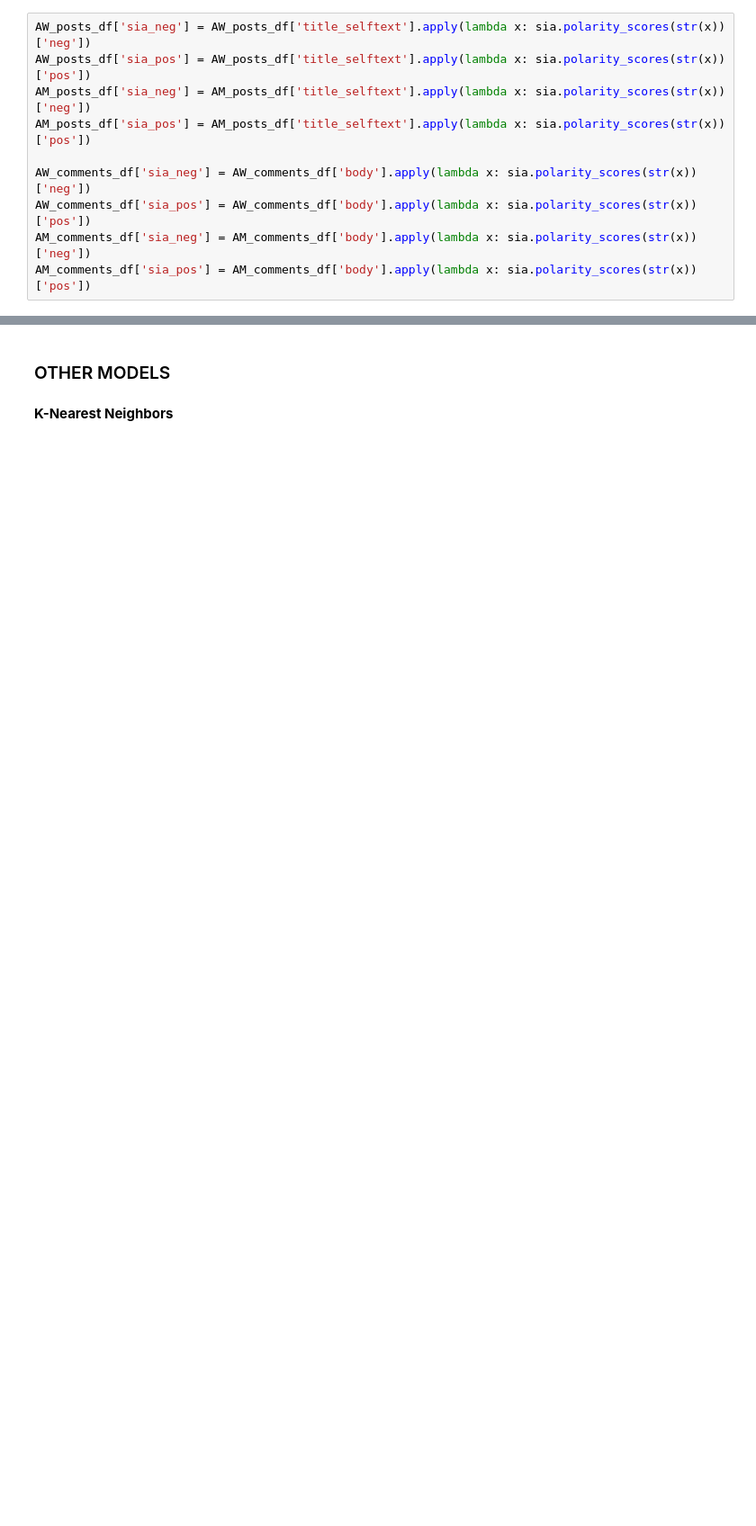
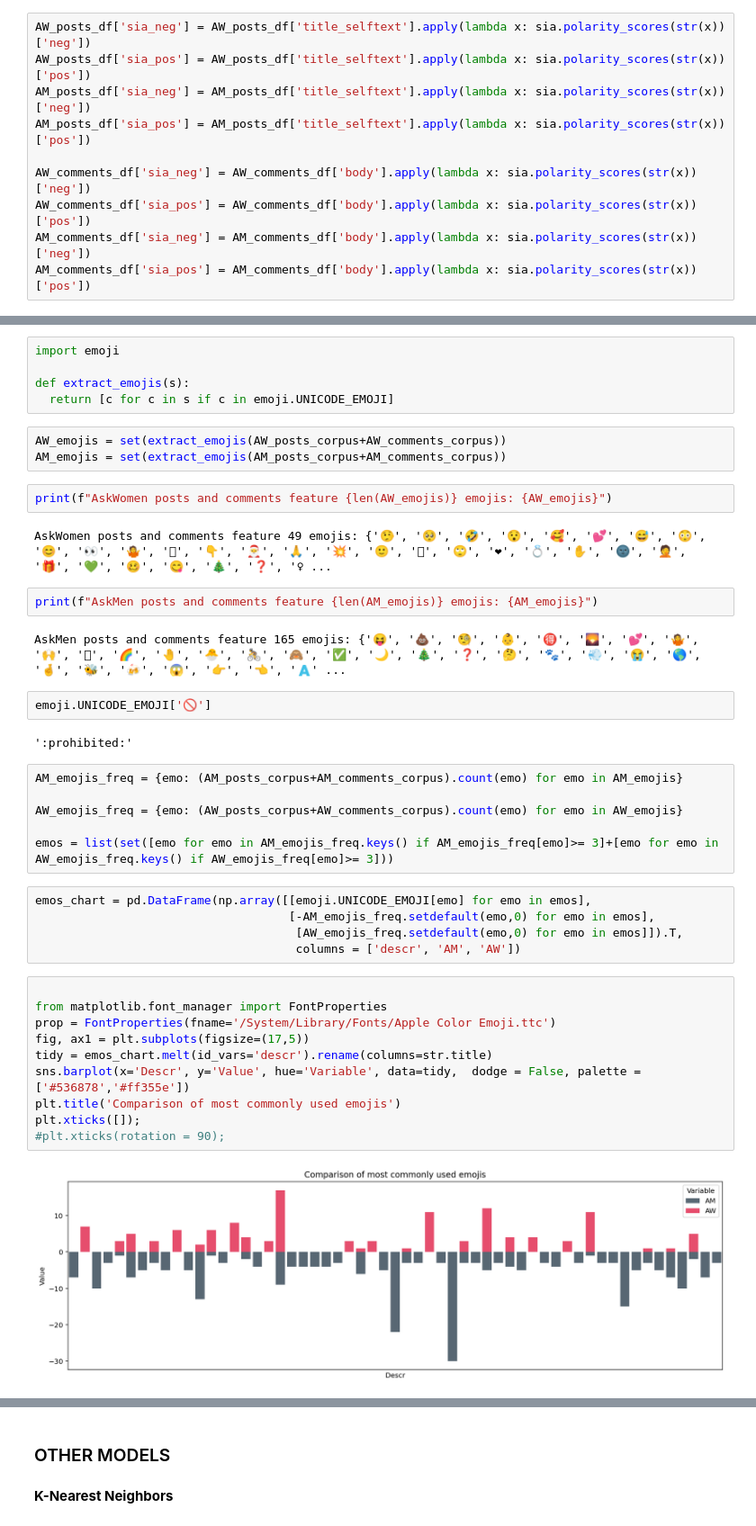
Before and after one commit to Marrrta/nlp_author_gender, a Jupyter notebook: Project_3-MartaLew-gender.ipynb, the cells around one changed output, grey strips where cells are left out. Shown at 90% size. Drawn from its saved outputs; the diff is of its cells as text; blank space fills up the shorter version.

```diff
--- a/Project_3-MartaLew-gender.ipynb
+++ b/Project_3-MartaLew-gender.ipynb
@@ -590,0 +529,43 @@ FreqDist({'I': 1728, 'removed': 619, 'like': 307, "'s": 276, "n't": 265, 'What':
+# %%
+import emoji
+
+def extract_emojis(s):
+  return [c for c in s if c in emoji.UNICODE_EMOJI]
+# %%
+AW_emojis = set(extract_emojis(AW_posts_corpus+AW_comments_corpus))
+AM_emojis = set(extract_emojis(AM_posts_corpus+AM_comments_corpus))
+# %%
+print(f"AskWomen posts and comments feature {len(AW_emojis)} emojis: {AW_emojis}")
+# %% [output]
+AskWomen posts and comments feature 49 emojis: {'🤥', '🥺', '🤣', '😯', '🥰', '💕', '😅', '😳', '😊', '👀', '🤷', '🏻', '👇', '🎅', '🙏', '💥', '🙂', '🏾', '🙄', '❤', '💍', '✋', '🌚', '🤦', '🎁', '💚', '🥴', '😋', '🎄', '❓', '♀ ...
+# %%
+print(f"AskMen posts and comments feature {len(AM_emojis)} emojis: {AM_emojis}")
+# %% [output]
+AskMen posts and comments feature 165 emojis: {'😝', '💩', '🧐', '👶', '🉐', '🌄', '💕', '🤷', '🙌', '🏻', '🌈', '🤚', '🐣', '🚴', '🙈', '✅', '🌙', '🎄', '❓', '🤔', '🐾', '💨', '😭', '🌎', '🤞', '🐝', '🍻', '😱', '👉', '👈', '🇦' ...
+# %%
+emoji.UNICODE_EMOJI['🚫']
+# %% [output]
+':prohibited:'
+# %%
+AM_emojis_freq = {emo: (AM_posts_corpus+AM_comments_corpus).count(emo) for emo in AM_emojis}
+
+AW_emojis_freq = {emo: (AW_posts_corpus+AW_comments_corpus).count(emo) for emo in AW_emojis}
+
+emos = list(set([emo for emo in AM_emojis_freq.keys() if AM_emojis_freq[emo]>= 3]+[emo for emo in AW_emojis_freq.keys() if AW_emojis_freq[emo]>= 3]))
+# %%
+emos_chart = pd.DataFrame(np.array([[emoji.UNICODE_EMOJI[emo] for emo in emos],
+                                    [-AM_emojis_freq.setdefault(emo,0) for emo in emos],
+                                     [AW_emojis_freq.setdefault(emo,0) for emo in emos]]).T,
+                                     columns = ['descr', 'AM', 'AW'])
+# %%
+
+from matplotlib.font_manager import FontProperties
+prop = FontProperties(fname='/System/Library/Fonts/Apple Color Emoji.ttc')
+fig, ax1 = plt.subplots(figsize=(17,5))
+tidy = emos_chart.melt(id_vars='descr').rename(columns=str.title)
+sns.barplot(x='Descr', y='Value', hue='Variable', data=tidy,  dodge = False, palette = ['#536878','#ff355e'])
+plt.title('Comparison of most commonly used emojis')
+plt.xticks([]);
+#plt.xticks(rotation = 90);
+# %% [output]
+[figure, added]
```
Also changed, not shown: parts of 218 cells of this notebook.
